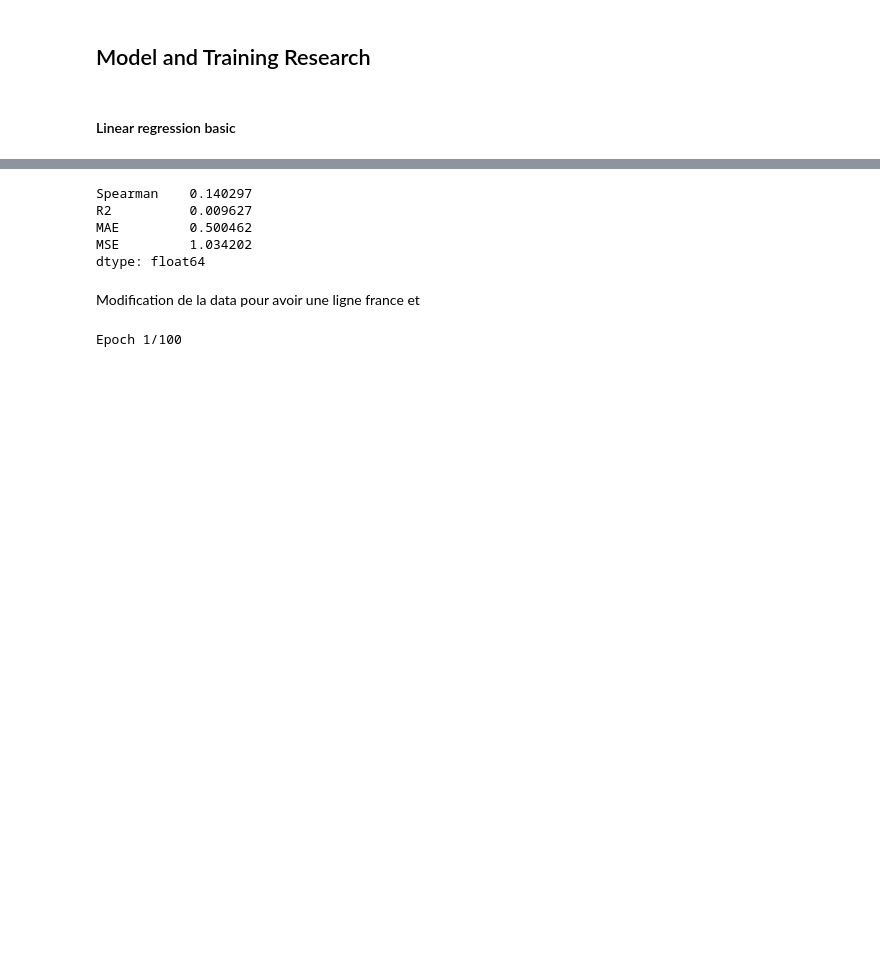
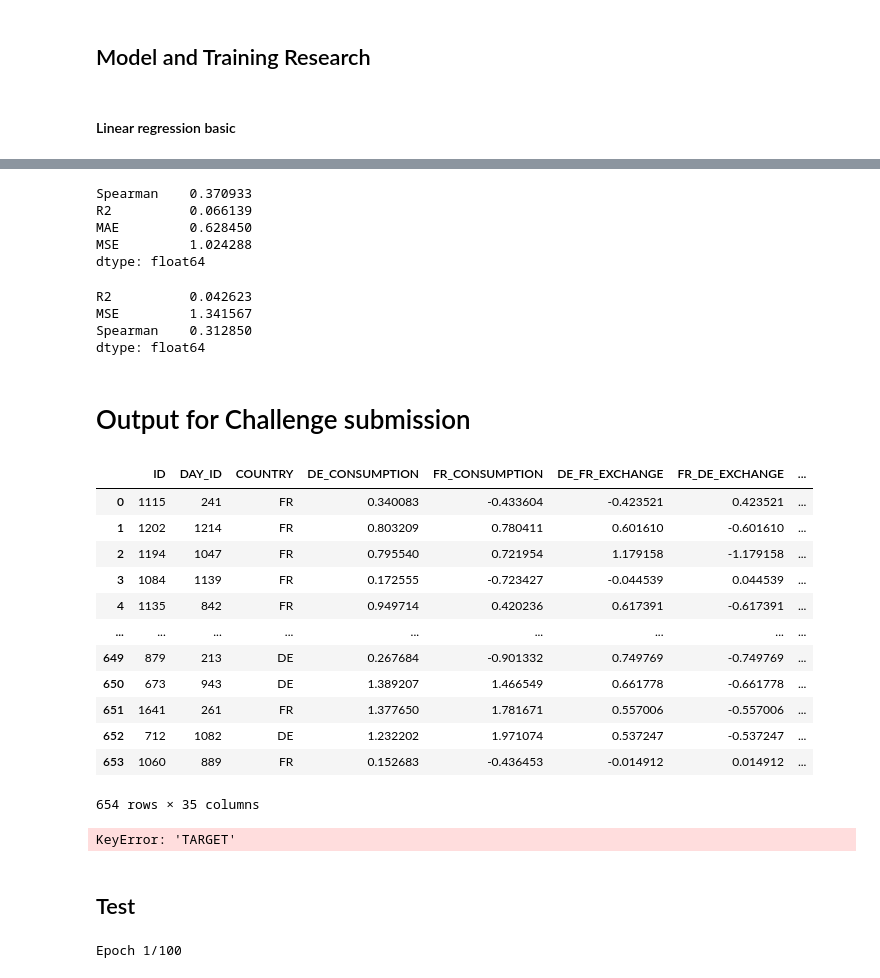
Before and after one commit to alixlm/Machine-Learning-Project, a Jupyter notebook: ML - Notebook Nathan.ipynb, the cells around one changed output, grey strips where cells are left out. Cells and saved outputs as stored; diff of their text form; code cells hidden in the pictures; blank space fills up the shorter version.

```diff
--- a/ML - Notebook Nathan.ipynb
+++ b/ML - Notebook Nathan.ipynb
@@ -742,14 +776,35 @@ df_fr
-# %%
-import xgboost as xgb
-# Créer un modèle XGBoost qui maximise le score spearmann
-model = xgb.XGBRegressor(objective ='reg:squarederror', colsample_bytree = 0.4, learning_rate = 0.01,
-                max_depth = 5, alpha = 10, n_estimators = 100)
-kfoldCrossValidation(df_fr, model, 5).mean()
-# %% [output]
-Spearman    0.140297
-R2          0.009627
-MAE         0.500462
-MSE         1.034202
-dtype: float64
-# %% [markdown]
-Modification de la data pour avoir une ligne france et
+# %%
+df_de['ID'] = df_de.index
+kfoldCrossValidation(df_de, LinearRegression(), 5)[0].mean()
+# %% [output]
+Spearman    0.370933
+R2          0.066139
+MAE         0.628450
+MSE         1.024288
+dtype: float64
+# %%
+result = Model_Final(df,LinearRegression(), LinearRegression(),True)
+result[2].mean()
+# %% [output]
+R2          0.042623
+MSE         1.341567
+Spearman    0.312850
+dtype: float64
+# %% [markdown]
+# Output for Challenge submission
+# %%
+X_test_df
+# %% [output]
+|  | ID | DAY_ID | COUNTRY | DE_CONSUMPTION | FR_CONSUMPTION | DE_FR_EXCHANGE | FR_DE_EXCHANGE | ... |
+| 0 | 1115 | 241 | FR | 0.340083 | -0.433604 | -0.423521 | 0.423521 | ... |
+| 1 | 1202 | 1214 | FR | 0.803209 | 0.780411 | 0.601610 | -0.601610 | ... |
+| 2 | 1194 | 1047 | FR | 0.795540 | 0.721954 | 1.179158 | -1.179158 | ... |
+| 3 | 1084 | 1139 | FR | 0.172555 | -0.723427 | -0.044539 | 0.044539 | ... |
+| 4 | 1135 | 842 | FR | 0.949714 | 0.420236 | 0.617391 | -0.617391 | ... |
+| ... | ... | ... | ... | ... | ... | ... | ... | ... |
+| 649 | 879 | 213 | DE | 0.267684 | -0.901332 | 0.749769 | -0.749769 | ... |
+| 650 | 673 | 943 | DE | 1.389207 | 1.466549 | 0.661778 | -0.661778 | ... |
+| 651 | 1641 | 261 | FR | 1.377650 | 1.781671 | 0.557006 | -0.557006 | ... |
+| 652 | 712 | 1082 | DE | 1.232202 | 1.971074 | 0.537247 | -0.537247 | ... |
+| 653 | 1060 | 889 | FR | 0.152683 | -0.436453 | -0.014912 | 0.014912 | ... |
+654 rows × 35 columns
@@ -756,3 +857,9 @@ Modification de la data pour avoir une ligne france et
+# %%
+output_for_submission(df, X_test_df,LinearRegression(), LinearRegression(),True)
+# %% [output]
+KeyError: 'TARGET'
+# %% [markdown]
+## Test
 # %%
 import tensorflow as tf
 from tensorflow.keras import layers
```
Also changed, not shown: parts of 42 cells of this notebook.
